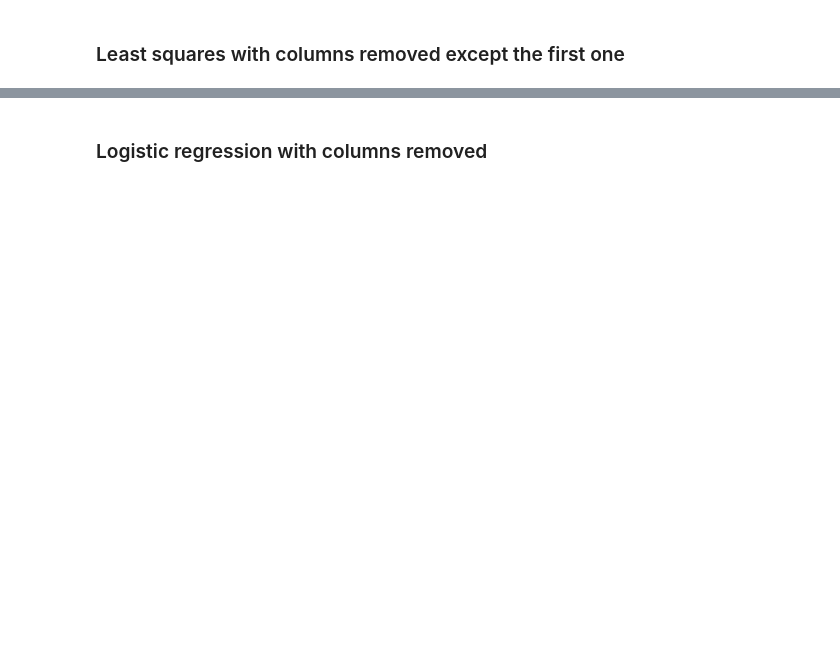
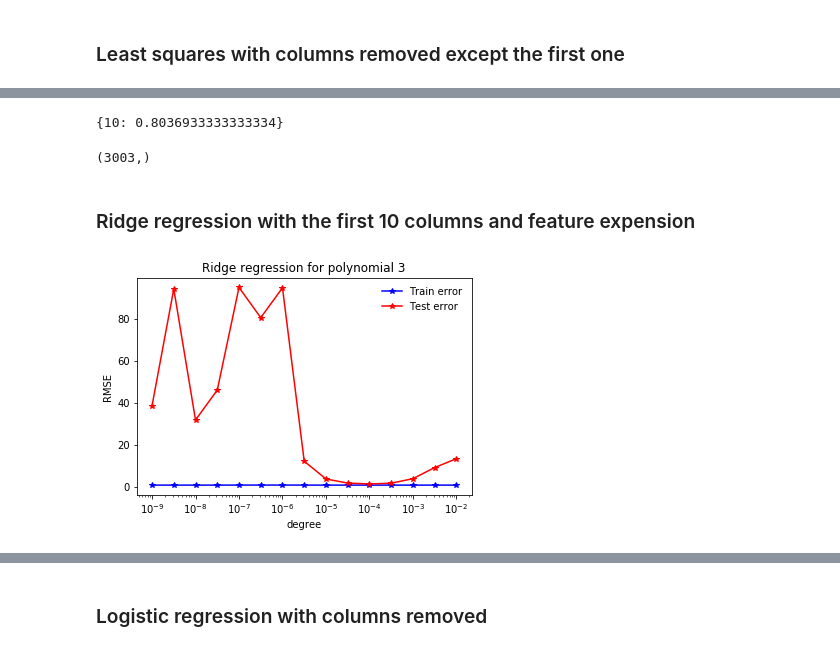
Before and after one commit to jlabhard/ML_course, a Jupyter notebook: projects/project1/scripts/project1.ipynb, the cells around one changed output, grey strips where cells are left out. Saved outputs shown, nothing was run; the diff lists cells and outputs as text; code cells hidden in the pictures; blank space fills up the shorter version.

```diff
--- a/projects/project1/scripts/project1.ipynb
+++ b/projects/project1/scripts/project1.ipynb
@@ -113,0 +244,49 @@ weights = w_0
+# %%
+acc
+# %% [output]
+{10: 0.8036933333333334}
+# %%
+print(weights.shape)
+# %% [output]
+(3003,)
+# %% [markdown]
+### Ridge regression with the first 10 columns and feature expension
+# %%
+tX_temp = tX_standardized_af[:, manual_mask]
+initial_w = np.zeros(tX_temp.shape[1])
+x_train, x_test, y_train, y_test = split_data(tX_temp, y, 0.7, seed = 1)
+degree = 12
+# tuning which degree makes the best prediction on the validation set.
+rmse_tr = []
+rmse_te = []
+# disctionnary degree -> accuracy of the model on the test set given the lambda
+acc = {}
+
+rmse_min = np.inf
+lambda_opt = 0
+
+title = 'Ridge regression for polynomial 3'
+# define parameter
+lambdas = np.logspace(-9, -2, 15)
+
+polynomial_features = PolynomialFeatures(degree)
+# polynomial expension
+train_poly_x = build_multi_poly(x_train, degree)
+test_poly_x = build_multi_poly(x_test, degree)
+
+for ind, lambda_ in enumerate(lambdas):
+
+    w, loss = ridge_regression(y_train, train_poly_x, lambda_)
+
+    # keep track of the loss for ploting
+    rmse_tr.append(compute_rmse(y_train, train_poly_x, w))
+    rmse_te.append(compute_rmse(y_test, test_poly_x, w))
+    acc[lambda_] = accuracy(w, test_poly_x, y_test)
+    if rmse_test < rmse_min:
+        rmse_min = rmse_test
+        weights = w
+        lambda_opt = lambda_
+
+plot_train_test(rmse_tr, rmse_te, lambdas, title)
+# %% [output]
+[figure, added]
```
Also changed, not shown: parts of 25 cells of this notebook, 1 other file.
